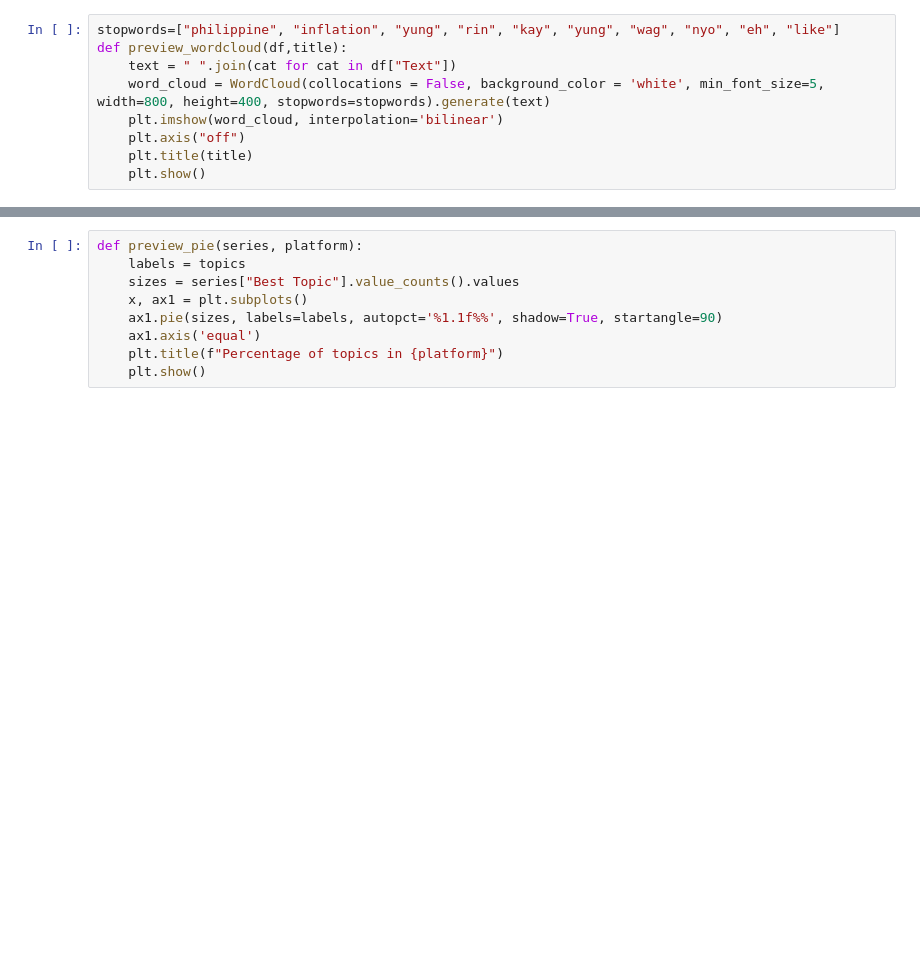
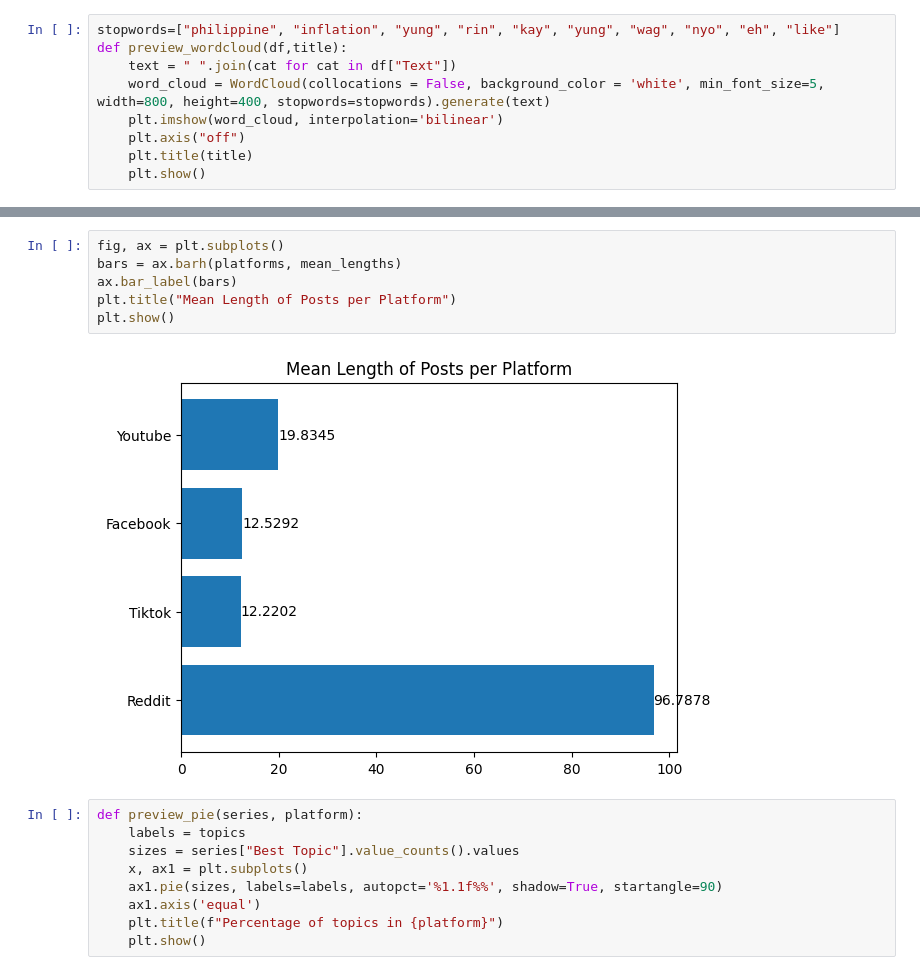
Before and after one commit to ABCD-EDU/LDA-ph-inflation, a Jupyter notebook: eda_labelled_2.ipynb, the cells around one changed output, grey strips where cells are left out. Saved outputs shown, nothing was run; the diff lists cells and outputs as text; blank space fills up the shorter version.

```diff
--- a/eda_labelled_2.ipynb
+++ b/eda_labelled_2.ipynb
@@ -24,3 +56,11 @@ topics = [1, 2, 3, 4, 5, 6]
+# %%
+fig, ax = plt.subplots()
+bars = ax.barh(platforms, mean_lengths)
+ax.bar_label(bars)
+plt.title("Mean Length of Posts per Platform")
+plt.show()
+# %% [output]
+[figure, added]
 # %%
 def preview_pie(series, platform):
     labels = topics
```
Also changed, not shown: parts of 13 cells of this notebook.
